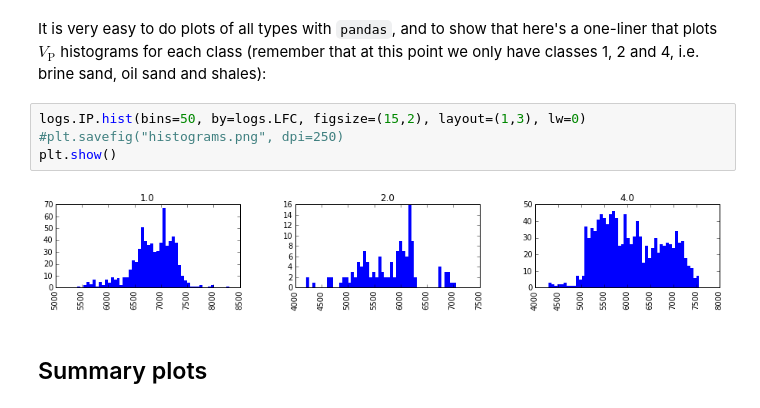
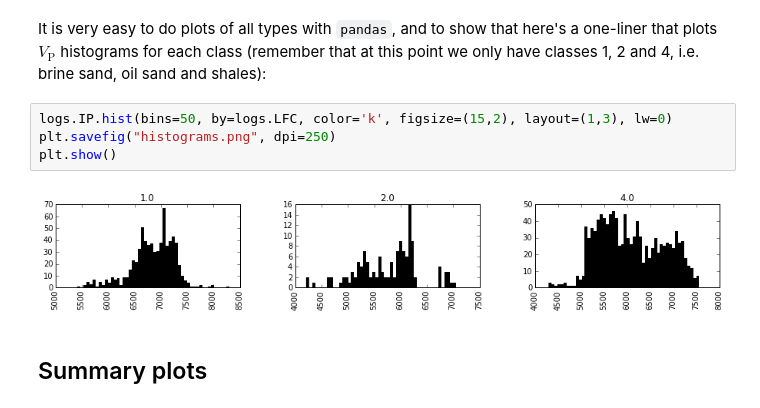
Before and after one commit to seg/tutorials, a Jupyter notebook: 1504_Seismic_petrophysics_1/Seismic_petrophysics_1.ipynb, the cells around one changed output. Cells and saved outputs as stored; diff of their text form.

```diff
--- a/1504_Seismic_petrophysics_1/Seismic_petrophysics_1.ipynb
+++ b/1504_Seismic_petrophysics_1/Seismic_petrophysics_1.ipynb
@@ -174,11 +174,11 @@ LFC min: 1.0, LFC max: 4.0
 # %% [markdown]
 It is very easy to do plots of all types with `pandas`, and to show that here's a one-liner that plots $V_\mathrm{P}$ histograms for each class (remember that at this point we only have classes 1, 2 and 4, i.e. brine sand, oil sand and shales):
 # %%
-logs.IP.hist(bins=50, by=logs.LFC, figsize=(15,2), layout=(1,3), lw=0)
-#plt.savefig("histograms.png", dpi=250)
+logs.IP.hist(bins=50, by=logs.LFC, color='k', figsize=(15,2), layout=(1,3), lw=0)
+plt.savefig("histograms.png", dpi=250)
 plt.show()
 # %% [output]
-[figure, old version]
+[figure, new version]
 # %% [markdown]
 ## Summary plots
 # %% [markdown]
```
Also changed, not shown: parts of 1 cell of this notebook, 2 other files.
